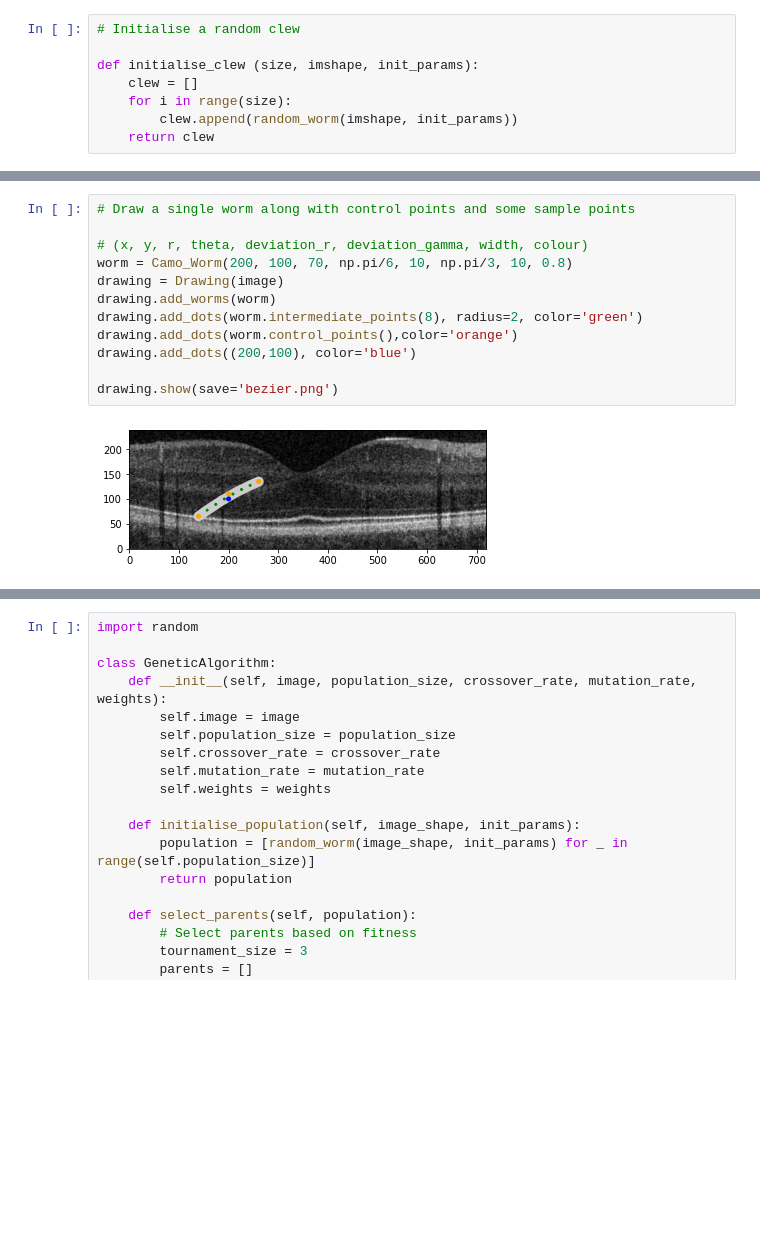
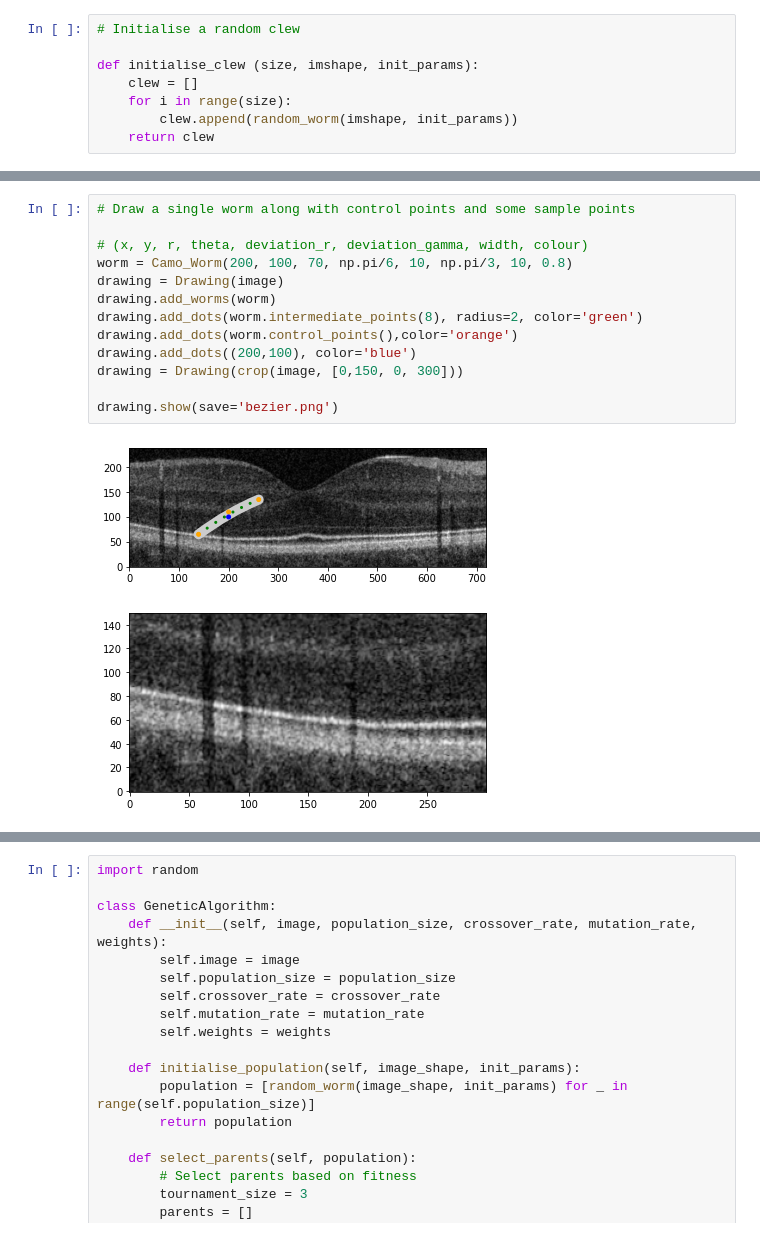
Before and after one commit to liannelong/CITS4404_Project, a Jupyter notebook: CamoWorms/CamoWorms.ipynb, the cells around one changed output, grey strips where cells are left out. Drawn from its saved outputs; the diff is of its cells as text; blank space fills up the shorter version.

```diff
--- a/CamoWorms/CamoWorms.ipynb
+++ b/CamoWorms/CamoWorms.ipynb
@@ -166,17 +168,19 @@ drawing.show()
 # %%
 # Draw a single worm along with control points and some sample points
 
 # (x, y, r, theta, deviation_r, deviation_gamma, width, colour)
 worm = Camo_Worm(200, 100, 70, np.pi/6, 10, np.pi/3, 10, 0.8)
 drawing = Drawing(image)
 drawing.add_worms(worm)
 drawing.add_dots(worm.intermediate_points(8), radius=2, color='green')
 drawing.add_dots(worm.control_points(),color='orange')
 drawing.add_dots((200,100), color='blue')
+drawing = Drawing(crop(image, [0,150, 0, 300]))
 
 drawing.show(save='bezier.png')
 # %% [output]
 [figure]
+[figure, added]
 # %%
 import numpy as np
 
```
Also changed, not shown: parts of 5 cells of this notebook, 2 other files.
